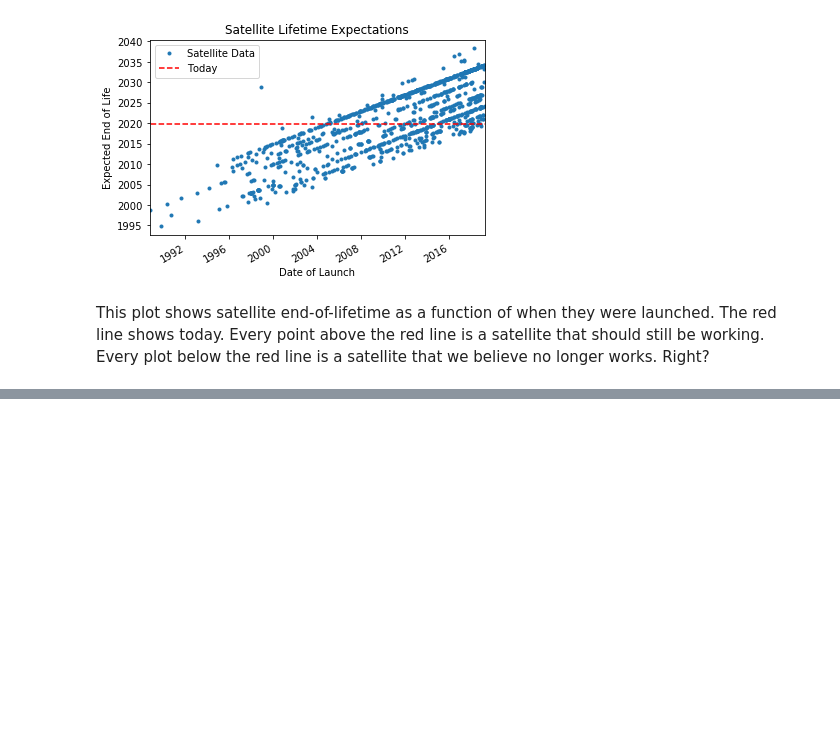
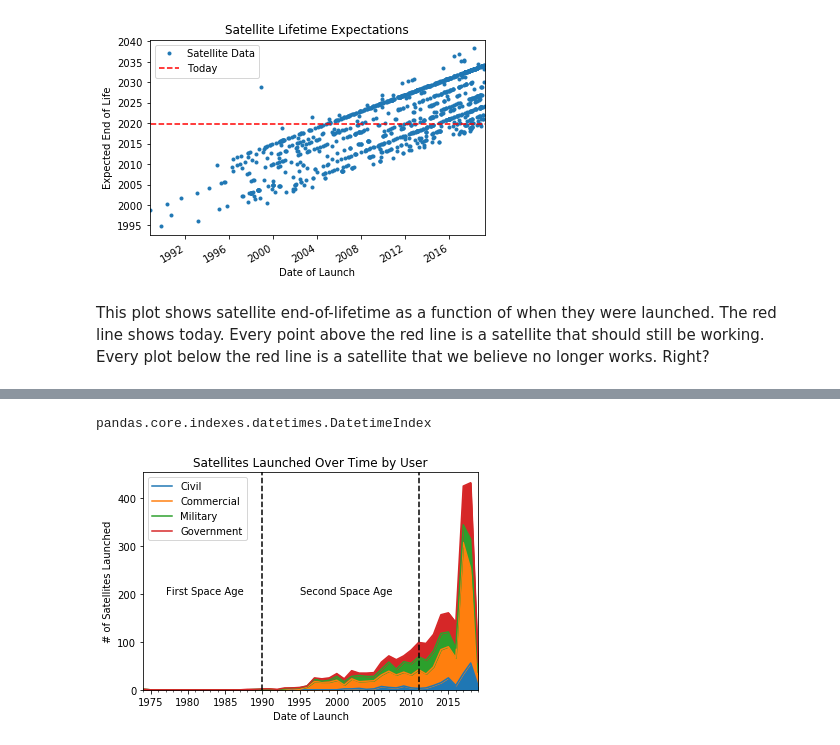
Before and after one commit to salvis2/open_satellite_data_binder, a Jupyter notebook: open_satellite_dataset.ipynb, the cells around one changed output, grey strips where cells are left out. Cells and saved outputs as stored; diff of their text form; code cells hidden in the pictures; blank space fills up the shorter version.

```diff
--- a/open_satellite_dataset.ipynb
+++ b/open_satellite_dataset.ipynb
@@ -289,0 +420,3 @@ Number of satellites that should no longer be working: 479
+# %%
+df_by_launch_date = df.set_index("Date of Launch").sort_index()
+df_by_launch_date.head()
@@ -289,0 +432,22 @@ Number of satellites that should no longer be working: 479
+# %%
+type(df_by_launch_date.index)
+# %% [output]
+pandas.core.indexes.datetimes.DatetimeIndex
+# %%
+# Plot Data
+_ = df_by_launch_date.resample('A').sum()[user_col_names].plot(kind='area')
+_.legend(["Civil", "Commercial", "Military", "Government"])
+
+# Plot Space Age Lines
+_ = plt.axvline(pd.to_datetime('1990-12-31'), color='k', linestyle='--')
+_ = plt.axvline(pd.to_datetime('2011-12-31'), color='k', linestyle='--')
+
+# Plot Annotations
+_ = plt.annotate('First Space Age', (7, 200))
+_ = plt.annotate('Second Space Age', (25, 200))
+
+# Axis Label and Title
+_ = plt.ylabel("# of Satellites Launched")
+_ = plt.title("Satellites Launched Over Time by User")
+# %% [output]
+[figure, added]
```
Also changed, not shown: parts of 40 cells of this notebook.
